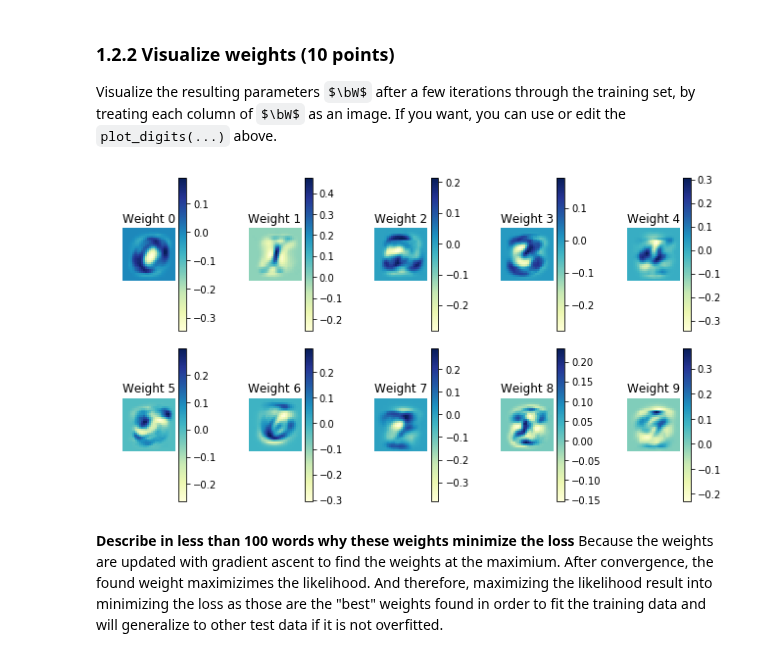
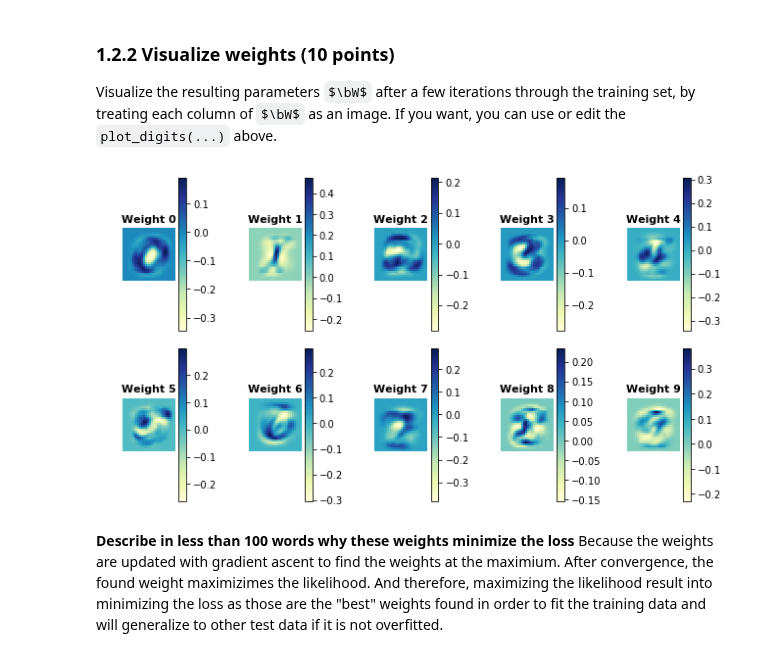
Before and after one commit to ML77777/ML1-18, a Jupyter notebook: Marvin/lab2.ipynb, the cells around one changed output. Drawn from its saved outputs; the diff is of its cells as text; code cells hidden in the pictures; some formulas as TeX source.

```diff
--- a/Marvin/lab2.ipynb
+++ b/Marvin/lab2.ipynb
@@ -568,22 +568,46 @@ Visualize the resulting parameters $\bW$ after a few iterations through the trai
 # %%
 # YOUR CODE HERE
 def plot_digits(w, num_cols, targets=None, shape=(28,28)):
     num_digits = w.shape[1]
     num_rows = int(num_digits/num_cols)
+    half = int(num_digits/2)
 
-    for i in range(w.shape[1]):
-        plt.subplot(num_rows, num_cols, i+1)
-        plt.imshow(w[:,i].reshape(shape), interpolation='none', cmap='YlGnBu')
-        if targets is not None:
-            plt.title("Weight " + str(i))
-        plt.colorbar()
-        plt.axis('off')
-    plt.tight_layout()
-    plt.show()
+    if num_digits == 10:
+        for i in range(w.shape[1]):
+            plt.subplot(num_rows, num_cols, i+1)
+            plt.imshow(w[:,i].reshape(shape), interpolation='none', cmap='YlGnBu')
+            if targets is not None:
+                plt.title("Weight " + str(i),fontsize=11,fontweight="bold")
+            plt.colorbar()
+            plt.axis('off')
+        plt.tight_layout()
+        plt.show()
+    else:
+        for i in range(half):
+            plt.subplot(2, int(half/2), i+1)
+            plt.imshow(w[:,i].reshape(shape), interpolation='None', cmap='YlGnBu')
+            if targets is not None:
+                plt.title("Weight " + str(i),fontsize=11,fontweight="bold")
+            plt.colorbar()
+            plt.axis('off')
+            i +=1
+        plt.tight_layout()
+        plt.show()
+
+        for i in range(half):
+            plt.subplot(2, int(half/2), i+1)
+            plt.imshow(w[:,i].reshape(shape), interpolation='None', cmap='YlGnBu')
+            if targets is not None:
+                plt.title("Weight " + str(i+half),fontsize=11,fontweight="bold")
+            plt.colorbar()
+            plt.axis('off')
+            i +=1
+        plt.tight_layout()
+        plt.show()
 
 plot_digits(w, num_cols=5,targets=0)
 # %% [output]
-[figure, old version]
+[figure, new version]
 # %% [markdown]
 **Describe in less than 100 words why these weights minimize the loss**
 Because the weights are updated with gradient ascent to find the weights at the maximium. After convergence, the found weight maximizimes the likelihood. And therefore, maximizing the likelihood result into minimizing the loss as those are the "best" weights found in order to fit the training data and will generalize to other test data if it is not overfitted.
```
Also changed, not shown: parts of 3 cells of this notebook.
